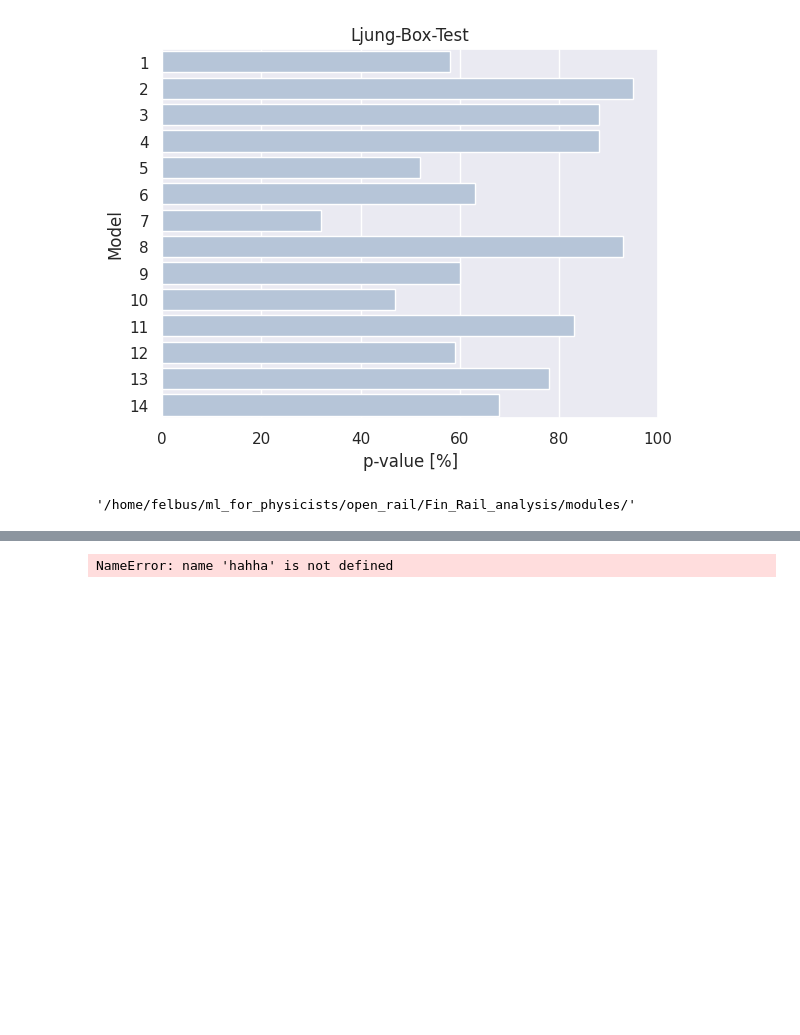
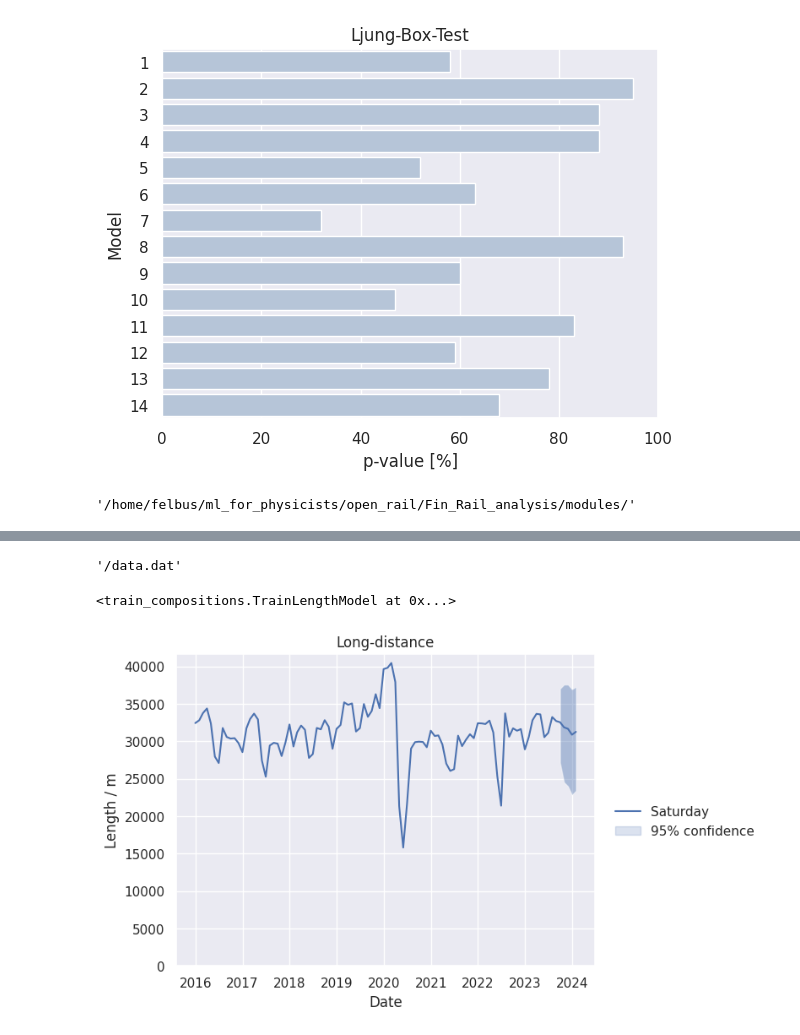
Before and after one commit to Felix-Busse/FinRail-EndToEnd-DataProj., a Jupyter notebook: cURL_JSON_import.ipynb, the cells around one changed output, grey strips where cells are left out. Drawn from its saved outputs; the diff is of its cells as text; code cells hidden in the pictures; blank space fills up the shorter version.

```diff
--- a/cURL_JSON_import.ipynb
+++ b/cURL_JSON_import.ipynb
@@ -493,7 +497,10 @@ import test
 # %%
-if module_test not in sys.path:
-    sys.path.append(module_test)
+os.path.join(os.getcwd(), 'modules', '/data.dat')
+# %% [output]
+'/data.dat'
 # %%
+test.predict_and_plot(5)
 # %% [output]
-NameError: name 'hahha' is not defined
+<train_compositions.TrainLengthModel at 0x...>
+[figure, added]
 # %%
```
Also changed, not shown: parts of 11 cells of this notebook, 3 other files.
